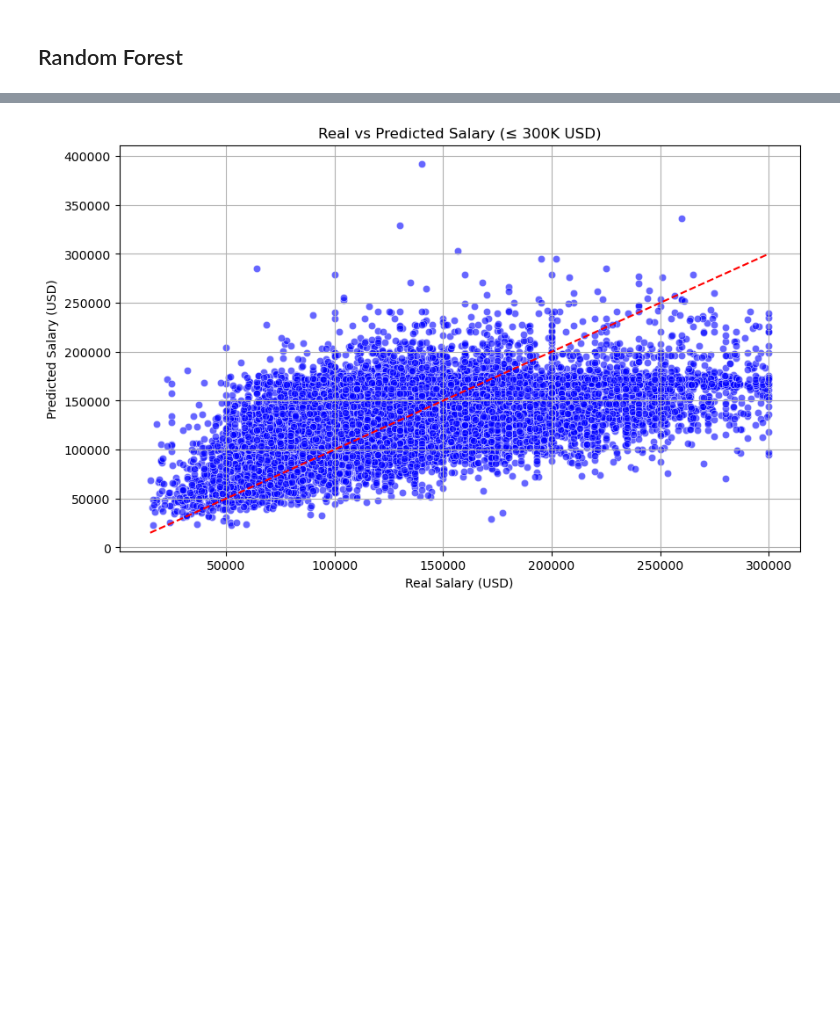
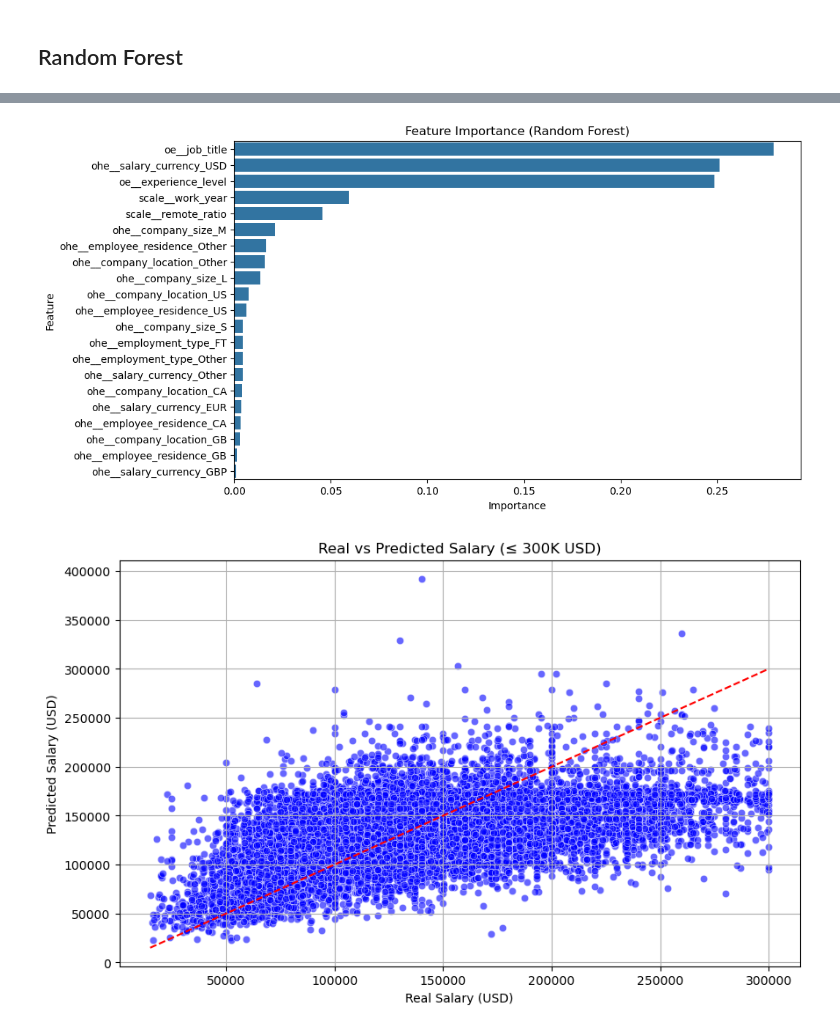
Before and after one commit to isnotJack/AI-project, a Jupyter notebook: 3_regression.ipynb, the cells around one changed output, grey strips where cells are left out. Drawn from its saved outputs; the diff is of its cells as text; code cells hidden in the pictures; blank space fills up the shorter version.

```diff
--- a/3_regression.ipynb
+++ b/3_regression.ipynb
@@ -391,0 +298,82 @@ Final Model Evaluation (Without Data Leakage):
+# %%
+# ==========================================
+# Pipeline con Visualizzazione dei Risultati
+# ==========================================
+print("\nPipeline without Data Leakage:")
+
+y_true_all = []
+y_pred_all = []
+feature_importances = []
+
+for train_index, test_index in kf.split(df):
+    X = df.drop('salary_in_usd', axis=1)
+    y = np.log1p(df['salary_in_usd'])  # Log-transform sul target
+
+    X_train, X_test = X.iloc[train_index], X.iloc[test_index]
+    y_train, y_test = y.iloc[train_index], y.iloc[test_index]
+
+    pipeline_no_leakage = Pipeline(steps=[
+        ('preprocessor', preprocessor),
+        ('model', RandomForestRegressor(random_state=42))
+    ])
+
+    # Fit della pipeline
+    pipeline_no_leakage.fit(X_train, y_train)
+    y_pred = pipeline_no_leakage.predict(X_test)
+
+    y_pred = np.expm1(y_pred)  # Riporta alla scala originale
+    y_test = np.expm1(y_test)
+
+    y_true_all.extend(y_test)
+    y_pred_all.extend(y_pred)
+
+    # Estrai il modello e il preprocessor dalla pipeline
+    model = pipeline_no_leakage.named_steps['model']
+    X_train_transformed = pipeline_no_leakage.named_steps['preprocessor'].transform(X_train)
+
+    # Trasforma in DataFrame
+    X_train_transformed_df = pd.DataFrame(
+        X_train_transformed,
+        columns=preprocessor.get_feature_names_out()
+    )
+    X_train_transformed_df['salary_in_usd'] = y_train
+
+    # Calcola la correlazione con il target
+    correlation_matrix = X_train_transformed_df.corr(method='pearson')
+    target_corr = correlation_matrix['salary_in_usd'].sort_values(ascending=False)
+
+    print("\nCorrelazione con il target (salary_in_usd) per fold:")
+    print(target_corr)
+
+    # Salva le feature importance del Random Forest
+    feature_importances.append(model.feature_importances_)
+
+# Visualizzazione con Scatter Plot
+plt.figure(figsize=(10, 6))
+sns.scatterplot(x=y_true_all, y=y_pred_all, alpha=0.6, color='blue')
+plt.plot([min(y_true_all), max(y_true_all)], [min(y_true_all), max(y_true_all)], color='red', linestyle='--')
+
+plt.title("Real vs Predicted Salary (Regression Visualization)")
+plt.xlabel("Real Salary (USD)")
+plt.ylabel("Predicted Salary (USD)")
+plt.grid(True)
+plt.show()
+
+# Valutazione Finale del Modello
+final_results = evaluate_model(np.array(y_true_all), np.array(y_pred_all))
+print("\nFinal Model Evaluation (Without Data Leakage):")
+print(final_results)
+
+# Media delle feature importance
+avg_importance = np.mean(feature_importances, axis=0)
+importance_df = pd.DataFrame({
+    'Feature': preprocessor.get_feature_names_out(),
+    'Importance': avg_importance
+}).sort_values(by='Importance', ascending=False)
+
+# Visualizzazione delle feature importance
+plt.figure(figsize=(10, 6))
+sns.barplot(x='Importance', y='Feature', data=importance_df)
+plt.title("Feature Importance (Random Forest)")
+plt.show()
+# %% [output]
@@ -392,3 +400,4 @@ Final Model Evaluation (Without Data Leakage):
+[figure, added]
 # %%
 
 
```
Also changed, not shown: parts of 7 cells of this notebook, 1 other file.
